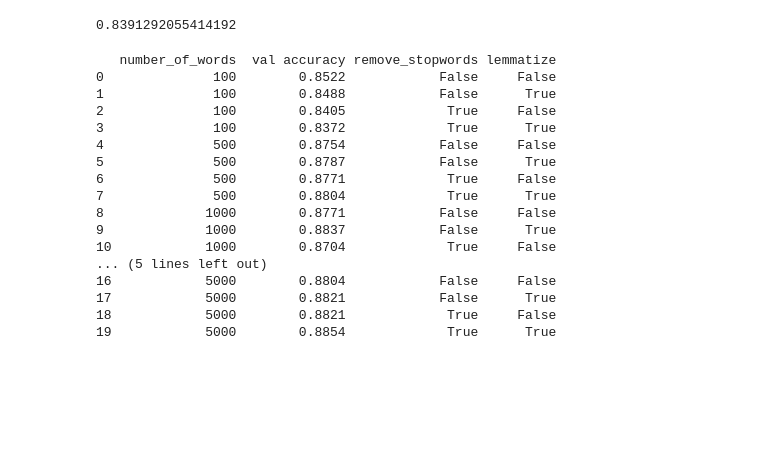
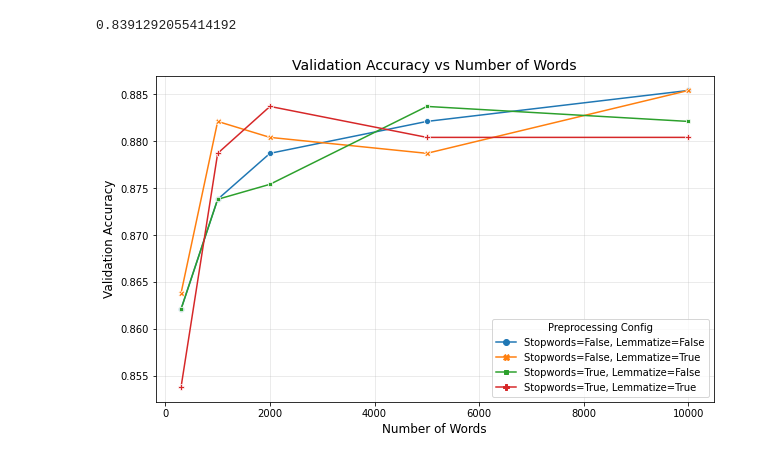
Before and after one commit to MattLeRoi/nlp_product_sentiment_project, a Jupyter notebook: Untitled.ipynb, the cells around one changed output. Drawn from its saved outputs; the diff is of its cells as text; code cells hidden in the pictures; blank space fills up the shorter version.

Commit message:
created parameterized output table

```diff
--- a/Untitled.ipynb
+++ b/Untitled.ipynb
@@ -255,32 +256,43 @@ def run_pipe(X,y,num_words=2000, remove_stopwords=False, lemmatize=False, num_ep
 
     return max(pipe_history["val_accuracy"]);
 # %%
-num_words_list = [100, 500, 1000, 2000, 5000]
-results=pd.DataFrame(columns=["number_of_words","val accuracy", 'remove_stopwords', 'lemmatize'])
-for x in num_words_list:
-    for stop_tf in [False,True]:
-        for lem_tf in [False,True]:
-            acc=round(run_pipe(X_train,y_train, num_words=x,remove_stopwords=stop_tf, lemmatize=lem_tf),4)
-            new_row_data = {'number_of_words': [x], 'val accuracy': [acc], 'remove_stopwords': [stop_tf], 'lemmatize': [lem_tf]}
-            new_row = pd.DataFrame(new_row_data)
-            results = pd.concat([results,new_row], ignore_index=True)
+def parameter_check (X_train, y_train, num_words_list, plot=True):
 
-print(results)
+    results=pd.DataFrame(columns=["number_of_words","val_accuracy", 'remove_stopwords', 'lemmatize'])
+    for x in num_words_list:
+        for stop_tf in [False,True]:
+            for lem_tf in [False,True]:
+                acc=round(run_pipe(X_train,y_train, num_words=x,remove_stopwords=stop_tf, lemmatize=lem_tf),4)
+                new_row_data = {'number_of_words': [x], 'val_accuracy': [acc], 'remove_stopwords': [stop_tf], 'lemmatize': [lem_tf]}
+                new_row = pd.DataFrame(new_row_data)
+                results = pd.concat([results,new_row], ignore_index=True)
+    results["config"] = results.apply(
+        lambda row: f"Stopwords={row['remove_stopwords']}, Lemmatize={row['lemmatize']}", axis=1
+    )
+
+    results = results.sort_values("number_of_words")
+
+    if plot:
+        plt.figure(figsize=(10,6))
+        sns.lineplot(
+            data=results,
+            x="number_of_words",
+            y="val_accuracy",
+            hue="config",
+            style="config",
+            markers=True,
+            dashes=False
+        )
+
+        plt.title("Validation Accuracy vs Number of Words", fontsize=14)
+        plt.xlabel("Number of Words", fontsize=12)
+        plt.ylabel("Validation Accuracy", fontsize=12)
+        plt.legend(title="Preprocessing Config")
+        plt.grid(True, alpha=0.3)
+        plt.show()
+    return results
-# %% [output]
-   number_of_words  val accuracy remove_stopwords lemmatize
-0              100        0.8522            False     False
-1              100        0.8488            False      True
-2              100        0.8405             True     False
-3              100        0.8372             True      True
-4              500        0.8754            False     False
-5              500        0.8787            False      True
-6              500        0.8771             True     False
-7              500        0.8804             True      True
-8             1000        0.8771            False     False
-9             1000        0.8837            False      True
-10            1000        0.8704             True     False
-... (5 lines left out)
-16            5000        0.8804            False     False
-17            5000        0.8821            False      True
-18            5000        0.8821             True     False
-19            5000        0.8854             True      True
+# %%
+num_words_list = [300, 1000, 2000, 5000, 10000]
+results = parameter_check(X_train,y_train, num_words_list)
+# %% [output]
+[figure, added]
```
Also changed, not shown: parts of 2 cells of this notebook.
